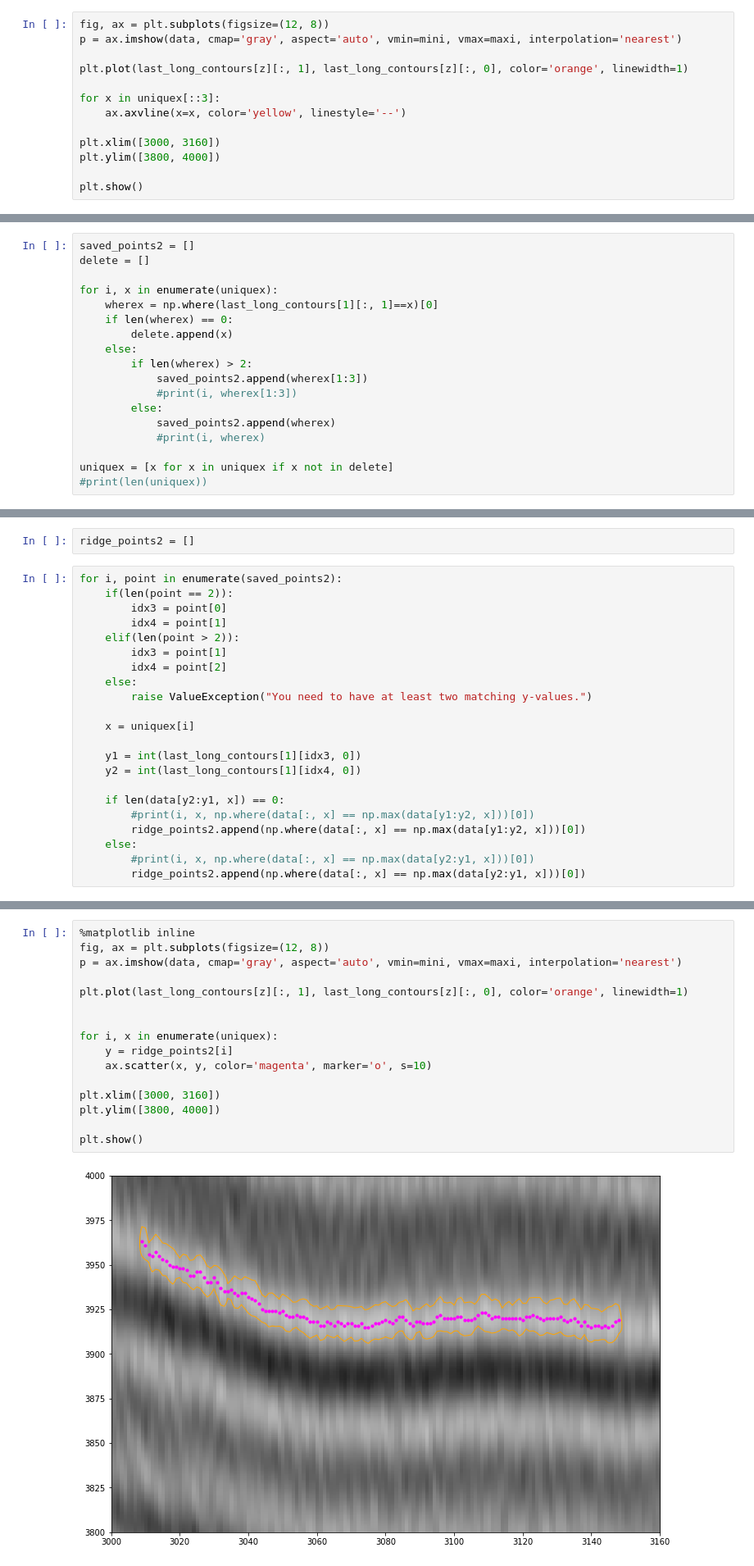
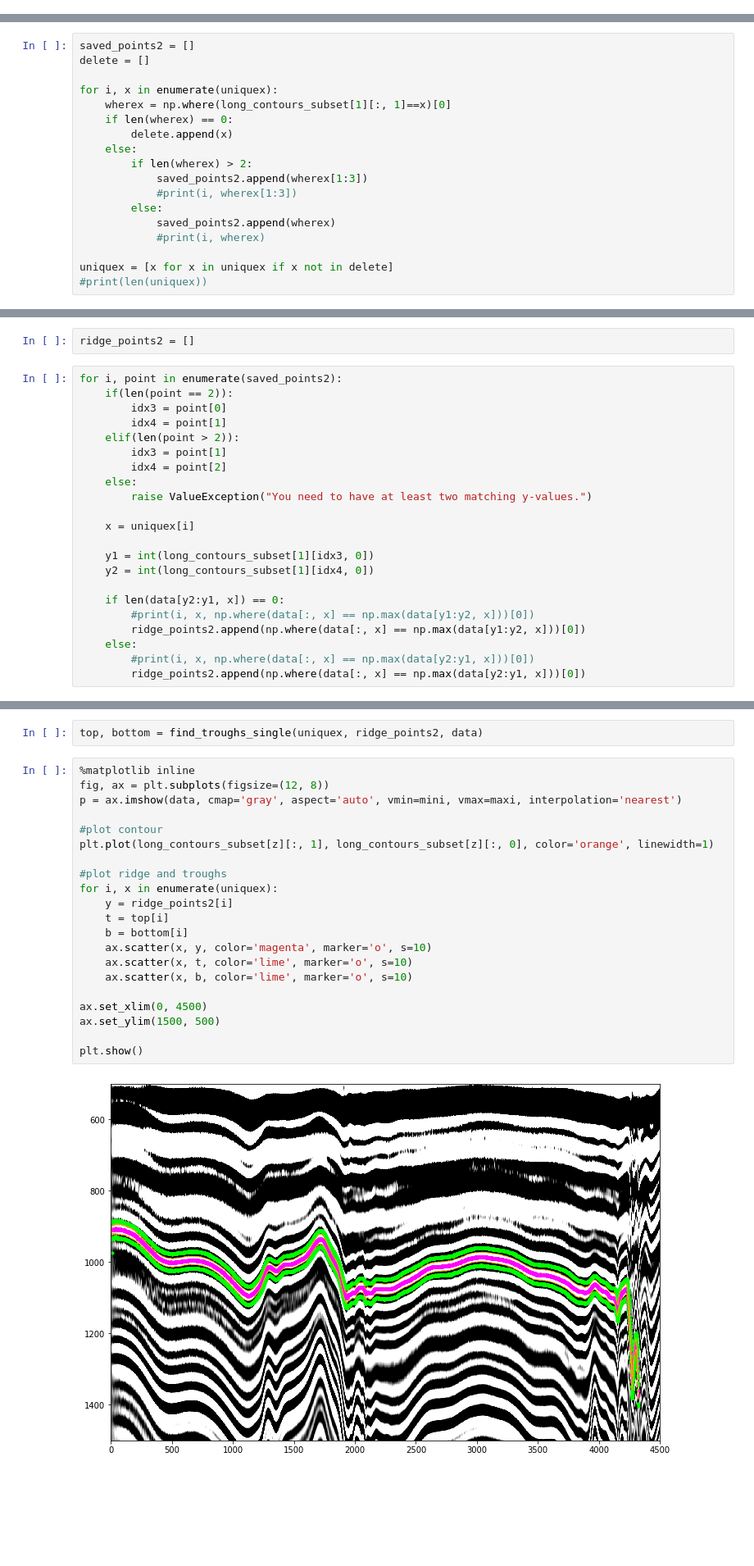
Before and after one commit to Jakidxav/ImpDAR_tutorials, a Jupyter notebook: autopicker/contourMiddle_many_internalsOnly.ipynb, the cells around one changed output, grey strips where cells are left out. Shown at 82% size. Cells and saved outputs as stored; diff of their text form; blank space fills up the shorter version.

```diff
--- a/autopicker/contourMiddle_many_internalsOnly.ipynb
+++ b/autopicker/contourMiddle_many_internalsOnly.ipynb
@@ -181,13 +129,0 @@ print(uniquex)
-# %%
-fig, ax = plt.subplots(figsize=(12, 8))
-p = ax.imshow(data, cmap='gray', aspect='auto', vmin=mini, vmax=maxi, interpolation='nearest')
-
-plt.plot(last_long_contours[z][:, 1], last_long_contours[z][:, 0], color='orange', linewidth=1)
-
-for x in uniquex[::3]:
-    ax.axvline(x=x, color='yellow', linestyle='--')
-
-plt.xlim([3000, 3160])
-plt.ylim([3800, 4000])
-
-plt.show()
@@ -198,7 +132,7 @@ saved_points2 = []
 delete = []
 
 for i, x in enumerate(uniquex):
-    wherex = np.where(last_long_contours[1][:, 1]==x)[0]
+    wherex = np.where(long_contours_subset[1][:, 1]==x)[0]
     if len(wherex) == 0:
         delete.append(x)
     else:
@@ -228,8 +162,8 @@ for i, point in enumerate(saved_points2):
 
     x = uniquex[i]
 
-    y1 = int(last_long_contours[1][idx3, 0])
-    y2 = int(last_long_contours[1][idx4, 0])
+    y1 = int(long_contours_subset[1][idx3, 0])
+    y2 = int(long_contours_subset[1][idx4, 0])
 
     if len(data[y2:y1, x]) == 0:
         #print(i, x, np.where(data[:, x] == np.max(data[y1:y2, x]))[0])
@@ -240,18 +176,25 @@ for i, point in enumerate(saved_points2):
+# %%
+top, bottom = find_troughs_single(uniquex, ridge_points2, data)
 # %%
 %matplotlib inline
 fig, ax = plt.subplots(figsize=(12, 8))
 p = ax.imshow(data, cmap='gray', aspect='auto', vmin=mini, vmax=maxi, interpolation='nearest')
 
-plt.plot(last_long_contours[z][:, 1], last_long_contours[z][:, 0], color='orange', linewidth=1)
+#plot contour
+plt.plot(long_contours_subset[z][:, 1], long_contours_subset[z][:, 0], color='orange', linewidth=1)
 
-
+#plot ridge and troughs
 for i, x in enumerate(uniquex):
     y = ridge_points2[i]
+    t = top[i]
+    b = bottom[i]
     ax.scatter(x, y, color='magenta', marker='o', s=10)
+    ax.scatter(x, t, color='lime', marker='o', s=10)
+    ax.scatter(x, b, color='lime', marker='o', s=10)
 
-plt.xlim([3000, 3160])
-plt.ylim([3800, 4000])
+ax.set_xlim(0, 4500)
+ax.set_ylim(1500, 500)
 
 plt.show()
 # %% [output]
-[figure, old version]
+[figure, new version]
```
Also changed, not shown: parts of 32 cells of this notebook, 4 other files.
